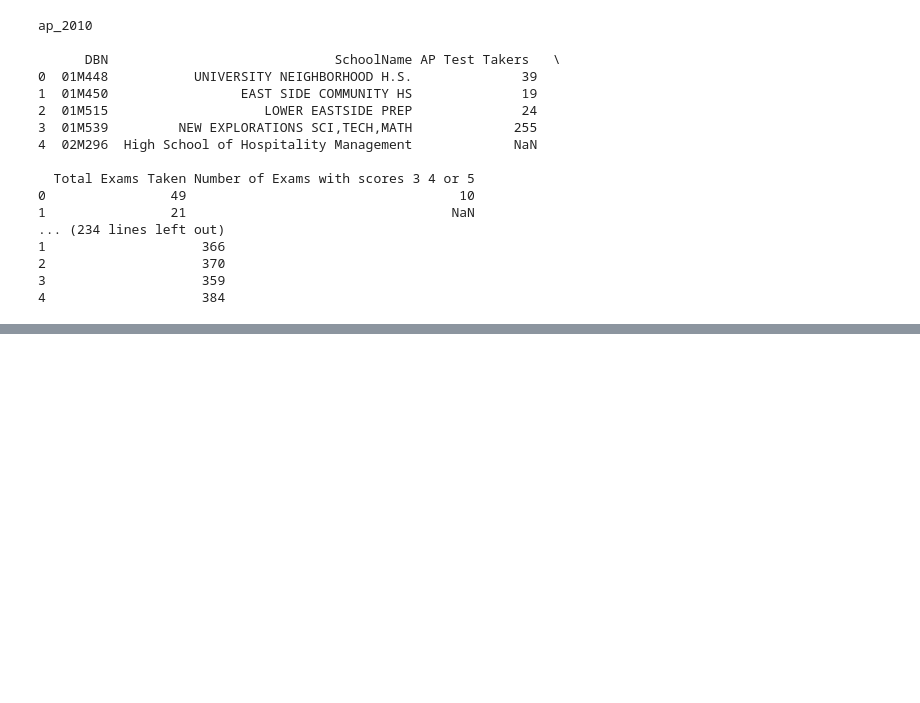
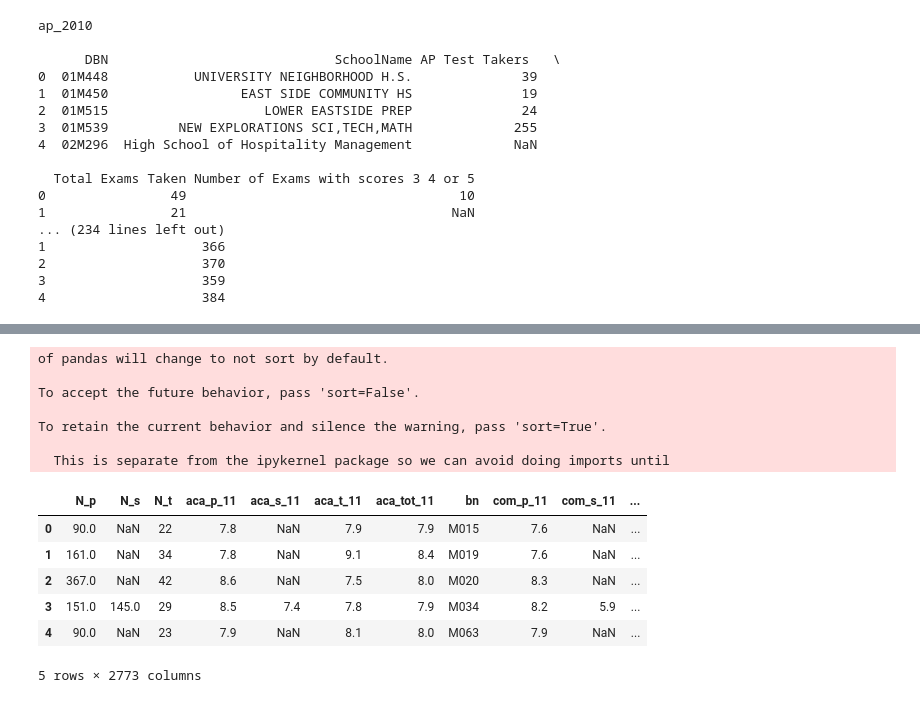
Before and after one commit to imranchowdhuryiut/Analyzing-NYC-High-School-Data, a Jupyter notebook: Analyzing NYC High School Data.ipynb, the cells around one changed output, grey strips where cells are left out. Cells and saved outputs as stored; diff of their text form; code cells hidden in the pictures; blank space fills up the shorter version.

```diff
--- a/Analyzing NYC High School Data.ipynb
+++ b/Analyzing NYC High School Data.ipynb
@@ -33,0 +58,20 @@ ap_2010
+# %%
+survey1["d75"] = False
+survey2["d75"] = True
+survey = pd.concat([survey1, survey2], axis=0)
+survey.head()
+# %% [output]
+of pandas will change to not sort by default.
+
+To accept the future behavior, pass 'sort=False'.
+
+To retain the current behavior and silence the warning, pass 'sort=True'.
+
+  This is separate from the ipykernel package so we can avoid doing imports until
+|  | N_p | N_s | N_t | aca_p_11 | aca_s_11 | aca_t_11 | aca_tot_11 | bn | com_p_11 | com_s_11 | ... |
+| 0 | 90.0 | NaN | 22 | 7.8 | NaN | 7.9 | 7.9 | M015 | 7.6 | NaN | ... |
+| 1 | 161.0 | NaN | 34 | 7.8 | NaN | 9.1 | 8.4 | M019 | 7.6 | NaN | ... |
+| 2 | 367.0 | NaN | 42 | 8.6 | NaN | 7.5 | 8.0 | M020 | 8.3 | NaN | ... |
+| 3 | 151.0 | 145.0 | 29 | 8.5 | 7.4 | 7.8 | 7.9 | M034 | 8.2 | 5.9 | ... |
+| 4 | 90.0 | NaN | 23 | 7.9 | NaN | 8.1 | 8.0 | M063 | 7.9 | NaN | ... |
+5 rows × 2773 columns
```
Also changed, not shown: parts of 8 cells of this notebook, 2 other files.
